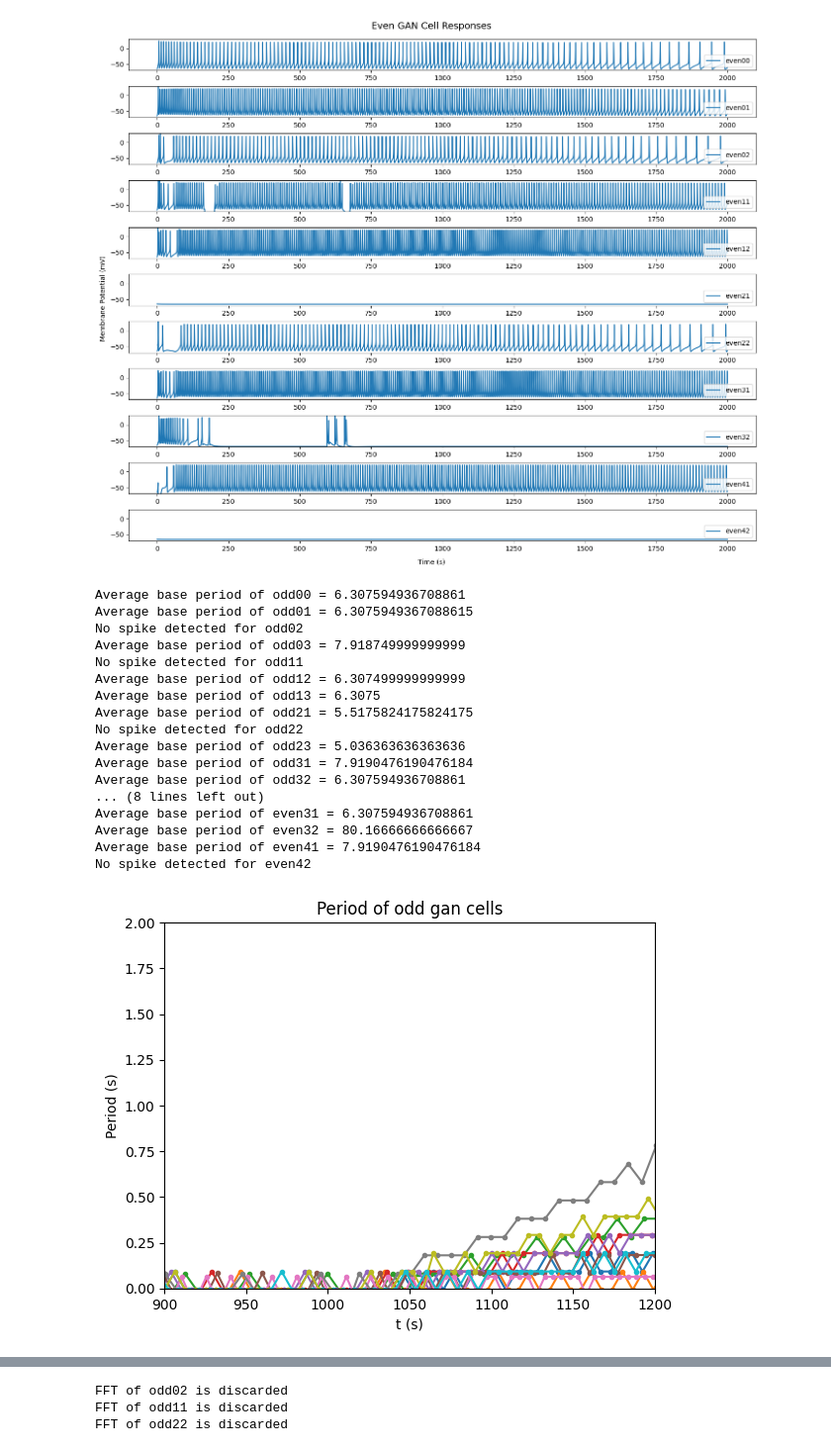
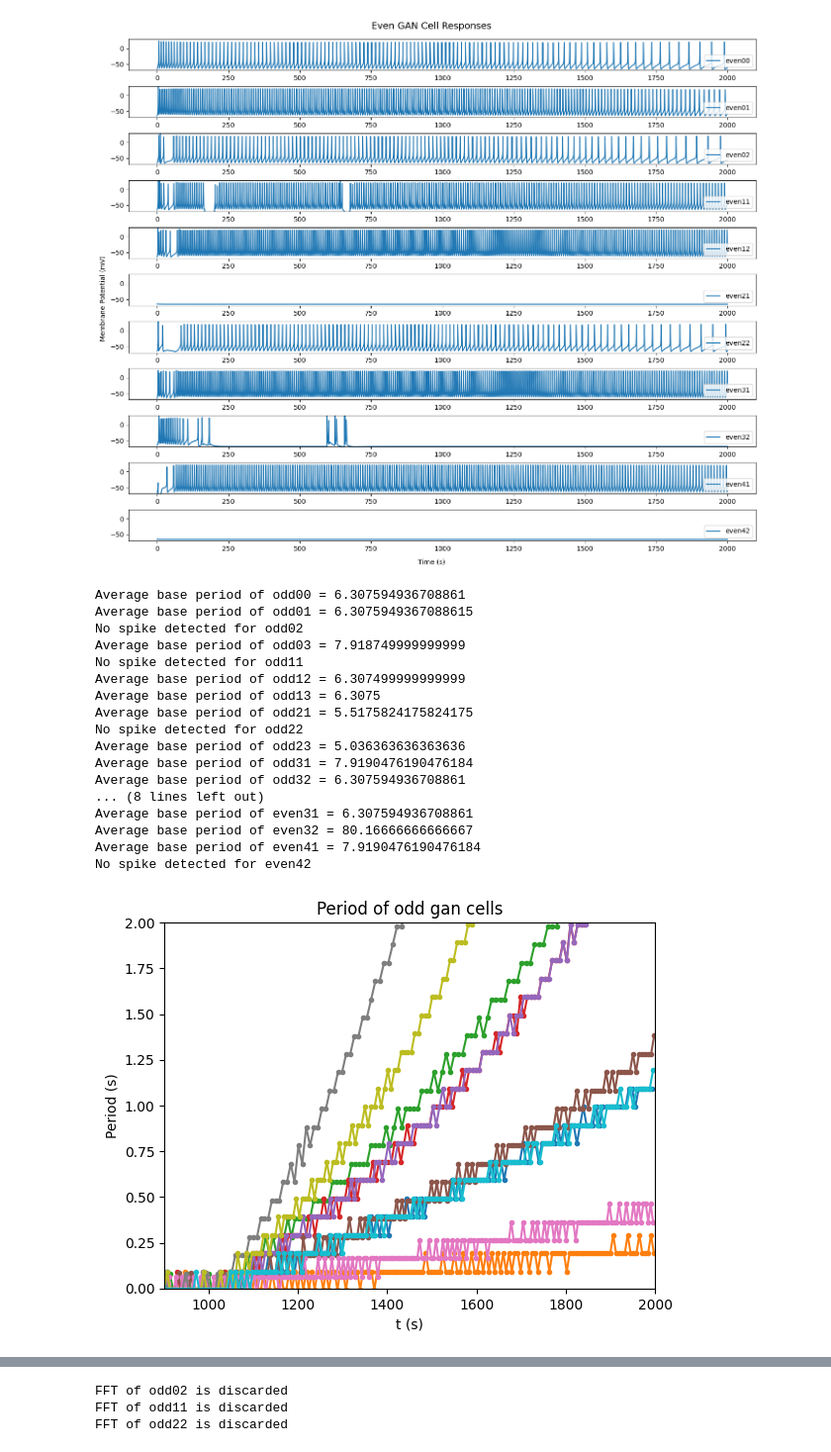
Before and after one commit to AL-255/BME417-Project, a Jupyter notebook: Data-Analysis/work.ipynb, the cells around one changed output, grey strips where cells are left out. Shown at 99% size. Drawn from its saved outputs; the diff is of its cells as text; code cells hidden in the pictures.

```diff
--- a/Data-Analysis/work.ipynb
+++ b/Data-Analysis/work.ipynb
@@ -157,7 +157,7 @@ plt.xlabel('t (s)')
 plt.ylabel('Period (s)')
 # plt.yscale('log')
 plt.ylim([0,2])
-plt.xlim([900,1200])
+plt.xlim([900,2000])
 plt.savefig(f'Run{run_name}_period_of_odd_gan_cells.png', dpi=300)
 
 
@@ -174,32 +174,32 @@ for coord in gan_cell_even_resp.keys():
     cross_time = x[cross]
     period = cross_time[1:] - cross_time[:-1]
     # get average from t = 500 to t = 1000
     avg_period = np.mean(period[np.logical_and(cross_time[1:] > 500, cross_time[1:] < 1000)])
     print(f'Average base period of even{coord} = {avg_period}')
     plt.plot(cross_time[1:],((period)-avg_period), '.-',label=f'even{coord}')
 
 plt.title(f'Period of even gan cells')
 plt.xlabel('t (s)')
 plt.ylabel('Period (s)')
 plt.ylim([0,2])
-plt.xlim([900,1200])
+plt.xlim([900,2000])
 plt.savefig(f'Run{run_name}_period_of_even_gan_cells.png', dpi=300)
 # %% [output]
 Average base period of odd00 = 6.307594936708861
 Average base period of odd01 = 6.3075949367088615
 No spike detected for odd02
 Average base period of odd03 = 7.918749999999999
 No spike detected for odd11
 Average base period of odd12 = 6.307499999999999
 Average base period of odd13 = 6.3075
 Average base period of odd21 = 5.5175824175824175
 No spike detected for odd22
 Average base period of odd23 = 5.036363636363636
 Average base period of odd31 = 7.9190476190476184
 Average base period of odd32 = 6.307594936708861
 ... (8 lines left out)
 Average base period of even31 = 6.307594936708861
 Average base period of even32 = 80.16666666666667
 Average base period of even41 = 7.9190476190476184
 No spike detected for even42
-[figure, old version]
+[figure, new version]
```
Also changed, not shown: parts of 1 cell of this notebook, 4 other files.
